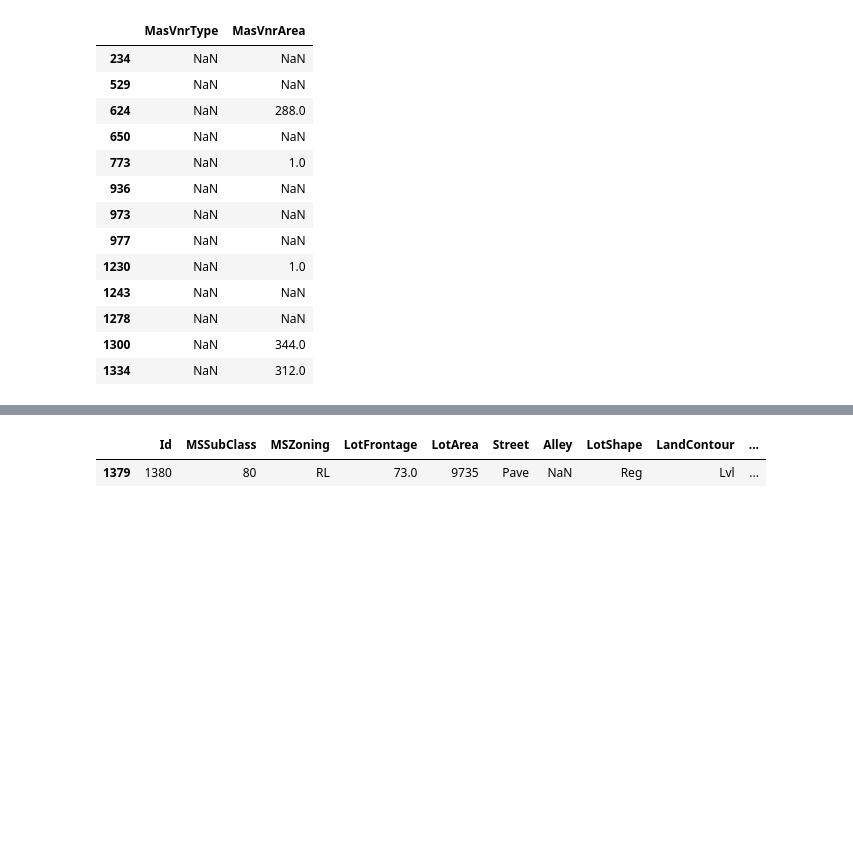
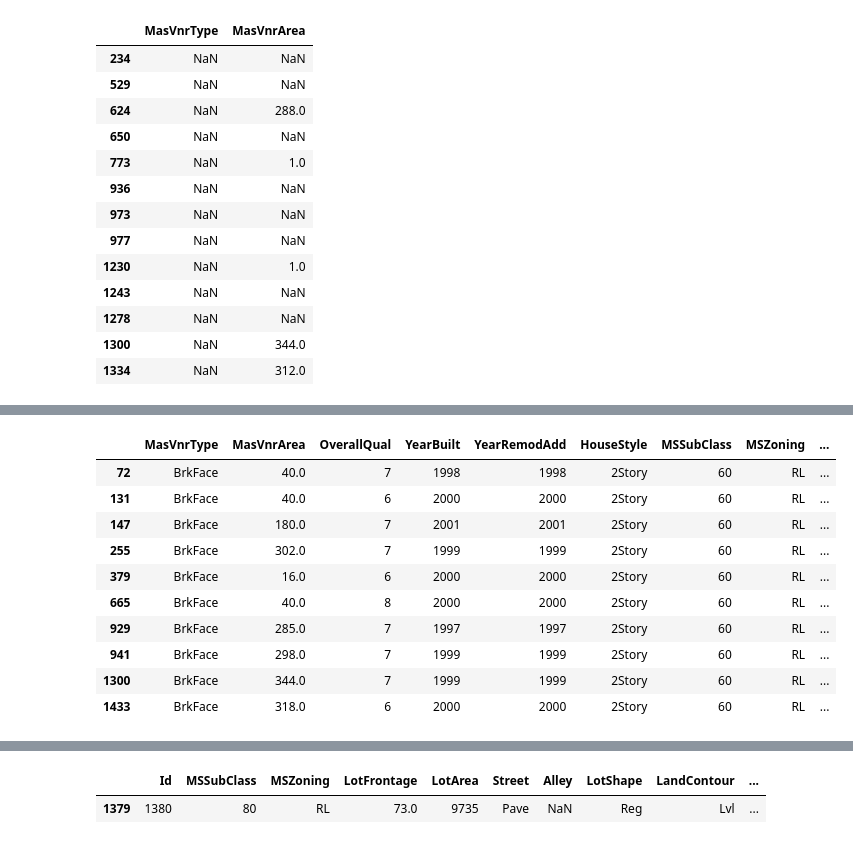
Before and after one commit to kogimurio/house_sales_prediction, a Jupyter notebook: saales_price_predictions.ipynb, the cells around one changed output, grey strips where cells are left out. Saved outputs shown, nothing was run; the diff lists cells and outputs as text; code cells hidden in the pictures; blank space fills up the shorter version.

```diff
--- a/saales_price_predictions.ipynb
+++ b/saales_price_predictions.ipynb
@@ -258,0 +401,18 @@ dataset[dataset['MasVnrType'].isnull() & (dataset['MasVnrArea'] != 0)][['MasVnrT
+# %%
+# Investigating row 1300
+dataset[(dataset['Neighborhood'] == 'Gilbert') &
+(dataset['YearBuilt'].between(1997, 2001))&
+(dataset['MasVnrArea'] > 0)
+][['MasVnrType', 'MasVnrArea', 'OverallQual', 'YearBuilt', 'YearRemodAdd', 'HouseStyle', 'MSSubClass', 'MSZoning', 'Street', 'Exterior1st', 'Exterior2nd']]
+# %% [output]
+|  | MasVnrType | MasVnrArea | OverallQual | YearBuilt | YearRemodAdd | HouseStyle | MSSubClass | MSZoning | ... |
+| 72 | BrkFace | 40.0 | 7 | 1998 | 1998 | 2Story | 60 | RL | ... |
+| 131 | BrkFace | 40.0 | 6 | 2000 | 2000 | 2Story | 60 | RL | ... |
+| 147 | BrkFace | 180.0 | 7 | 2001 | 2001 | 2Story | 60 | RL | ... |
+| 255 | BrkFace | 302.0 | 7 | 1999 | 1999 | 2Story | 60 | RL | ... |
+| 379 | BrkFace | 16.0 | 6 | 2000 | 2000 | 2Story | 60 | RL | ... |
+| 665 | BrkFace | 40.0 | 8 | 2000 | 2000 | 2Story | 60 | RL | ... |
+| 929 | BrkFace | 285.0 | 7 | 1997 | 1997 | 2Story | 60 | RL | ... |
+| 941 | BrkFace | 298.0 | 7 | 1999 | 1999 | 2Story | 60 | RL | ... |
+| 1300 | BrkFace | 344.0 | 7 | 1999 | 1999 | 2Story | 60 | RL | ... |
+| 1433 | BrkFace | 318.0 | 6 | 2000 | 2000 | 2Story | 60 | RL | ... |
```
Also changed, not shown: parts of 28 cells of this notebook.
